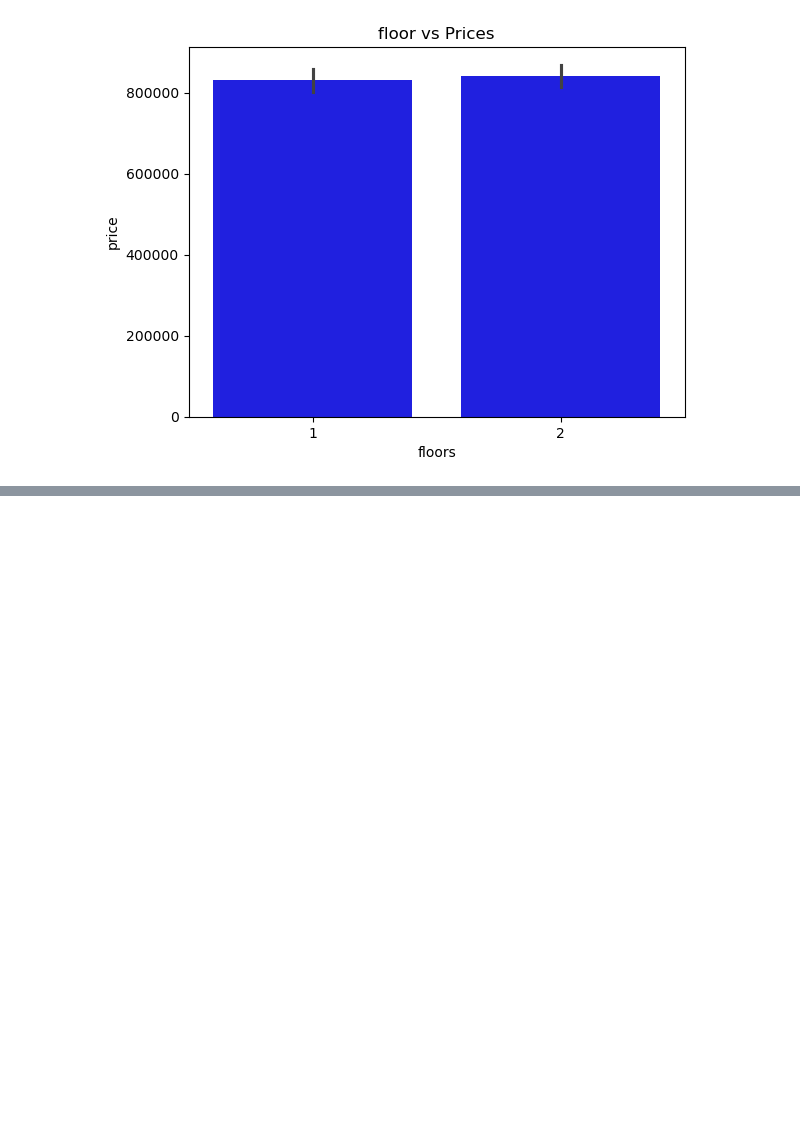
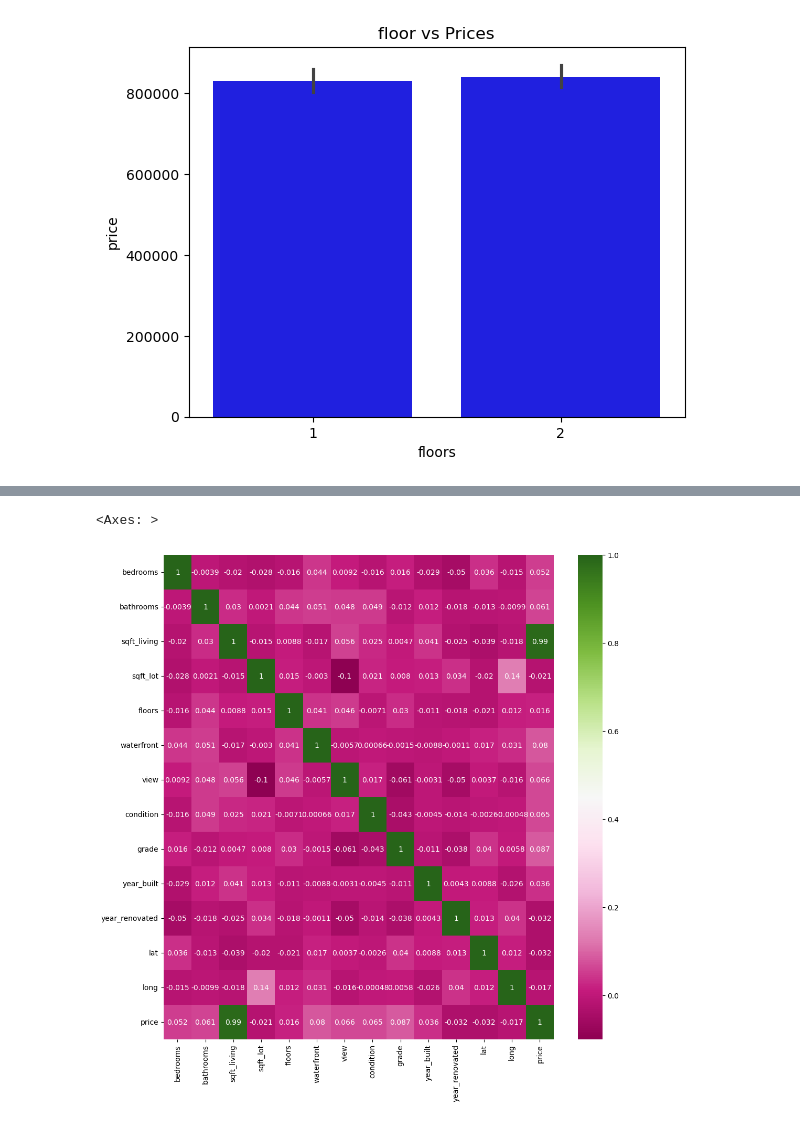
Before and after one commit to jeffa724/house_model1, a Jupyter notebook: price_model.ipynb, the cells around one changed output, grey strips where cells are left out. Cells and saved outputs as stored; diff of their text form; code cells hidden in the pictures; blank space fills up the shorter version.

```diff
--- a/price_model.ipynb
+++ b/price_model.ipynb
@@ -138,0 +237,4 @@ plt.show()
+# %%
+# correlation Analysis
+correlations=house_prices.corr()
+print(correlations)
@@ -138,0 +259,7 @@ plt.show()
+# %%
+# correlation heatmap
+plt.figure(figsize=(12,12))
+sns.heatmap(data=correlations,cmap="PiYG",annot=True)
+# %% [output]
+<Axes: >
+[figure, added]
```
Also changed, not shown: parts of 29 cells of this notebook, 5 other files.
